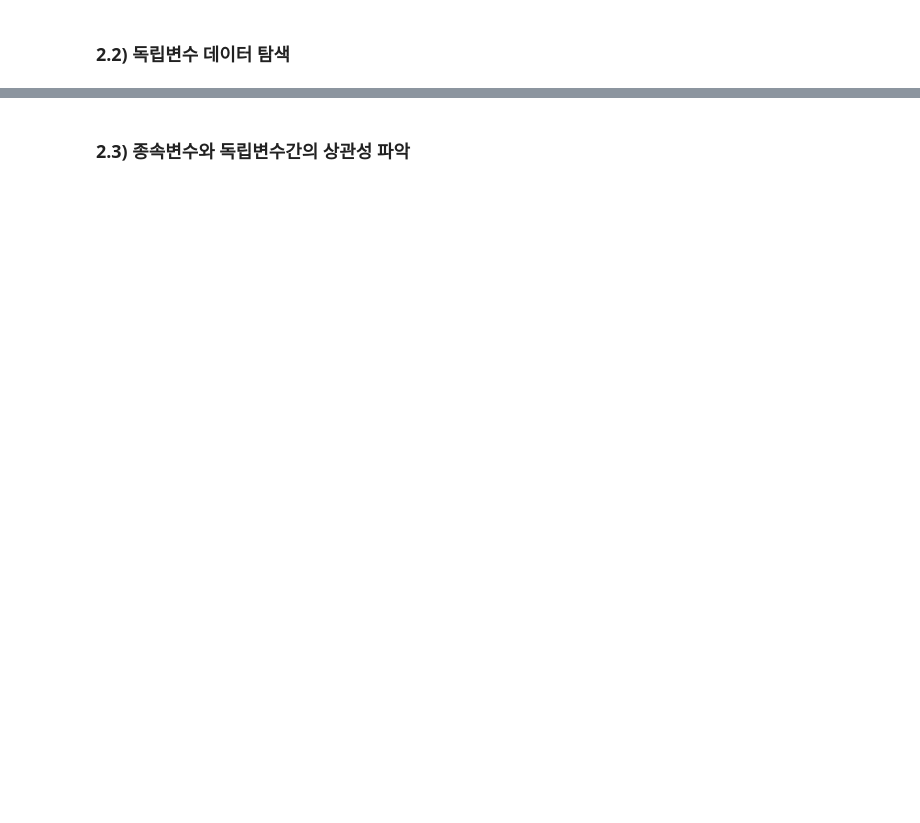
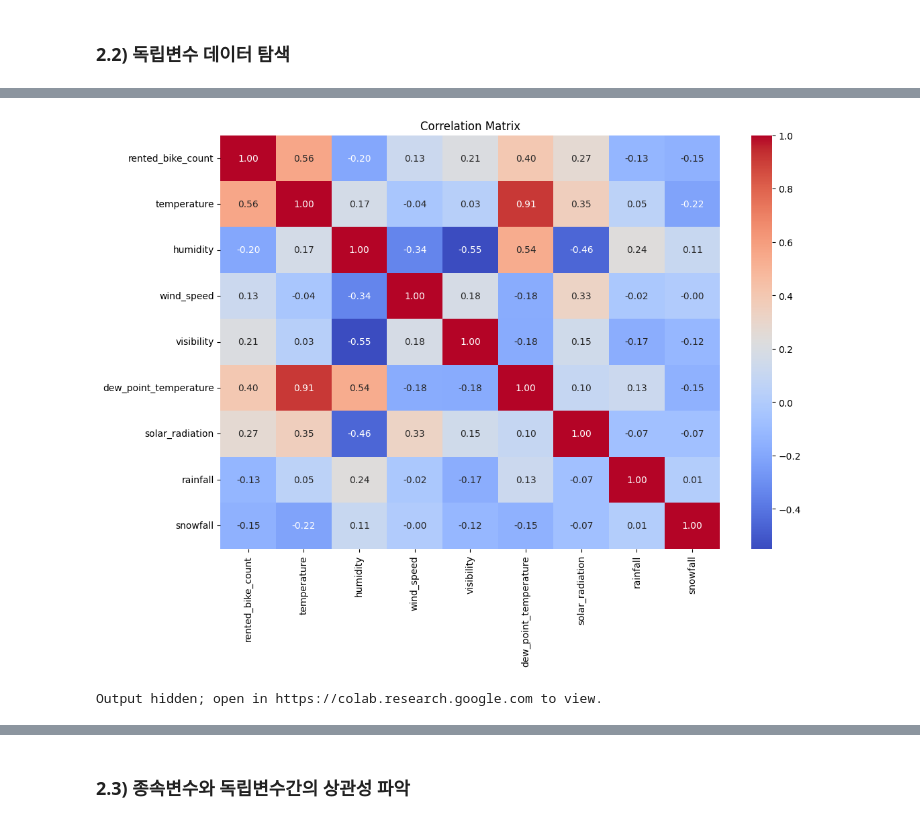
Before and after one commit to datadigger01/datamining, a Jupyter notebook: Cleansing_Visual_Exp3.ipynb, the cells around one changed output, grey strips where cells are left out. Saved outputs shown, nothing was run; the diff lists cells and outputs as text; code cells hidden in the pictures; blank space fills up the shorter version.

```diff
--- a/Cleansing_Visual_Exp3.ipynb
+++ b/Cleansing_Visual_Exp3.ipynb
@@ -281,0 +343,24 @@ plt.show()
+# %%
+# prompt: 'rented_bike_count', 'temperature', 'humidity', 'wind_speed','visibility','dew_point_temperature', 'solar_radiation', 'rainfall','snowfall' 컬럼에 대해서 correlation기반으로 heatmap을 그릴 수 있는 코드를 제공해주세요
+
+import matplotlib.pyplot as plt
+import seaborn as sns
+
+# 상관계수 계산
+correlation_matrix = df[['rented_bike_count', 'temperature', 'humidity', 'wind_speed', 'visibility', 'dew_point_temperature', 'solar_radiation', 'rainfall', 'snowfall']].corr()
+
+# Heatmap 그리기
+plt.figure(figsize=(12, 8))
+sns.heatmap(correlation_matrix, annot=True, cmap='coolwarm', fmt=".2f")
+plt.title('Correlation Matrix')
+plt.show()
+# %% [output]
+[figure, added]
+# %%
+# prompt:  'rented_bike_count', 'temperature', 'humidity', 'wind_speed','visibility','dew_point_temperature', 'solar_radiation', 'rainfall','snowfall' 컬럼을 대상으로 seaborn에서 제공하는 산점도 코드를 제공해주세요
+
+import matplotlib.pyplot as plt
+sns.pairplot(df[['rented_bike_count', 'temperature', 'humidity', 'wind_speed', 'visibility', 'dew_point_temperature', 'solar_radiation', 'rainfall', 'snowfall']])
+plt.show()
+# %% [output]
+Output hidden; open in https://colab.research.google.com to view.
```
Also changed, not shown: parts of 11 cells of this notebook.
